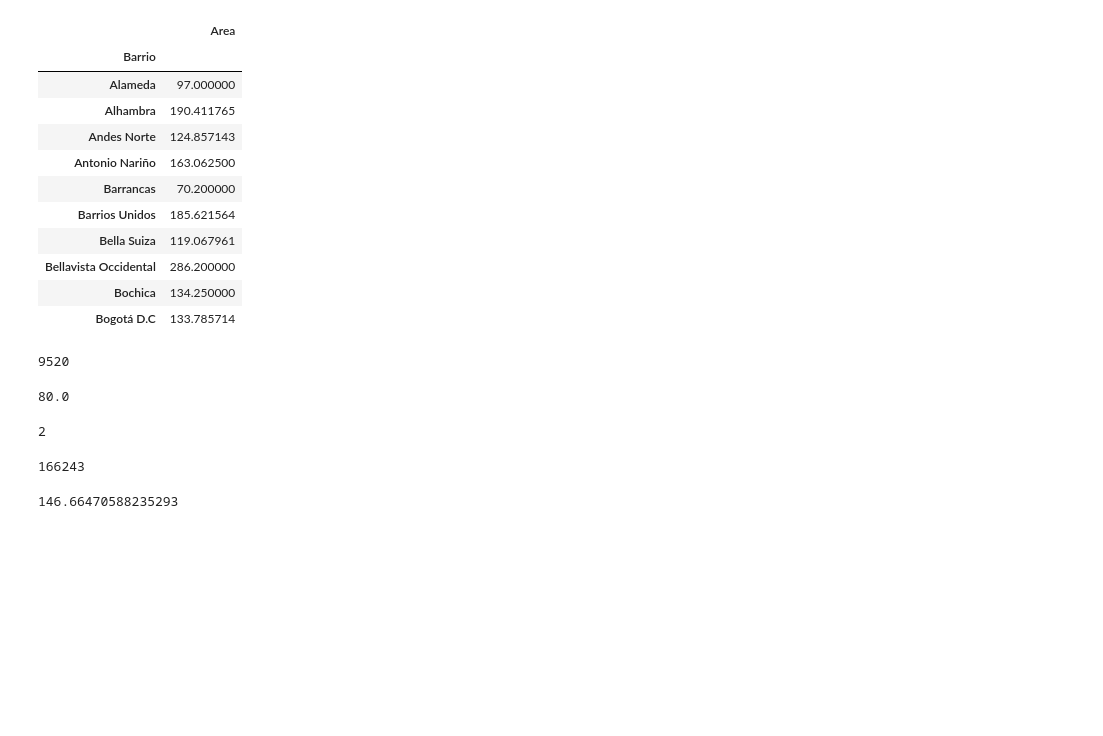
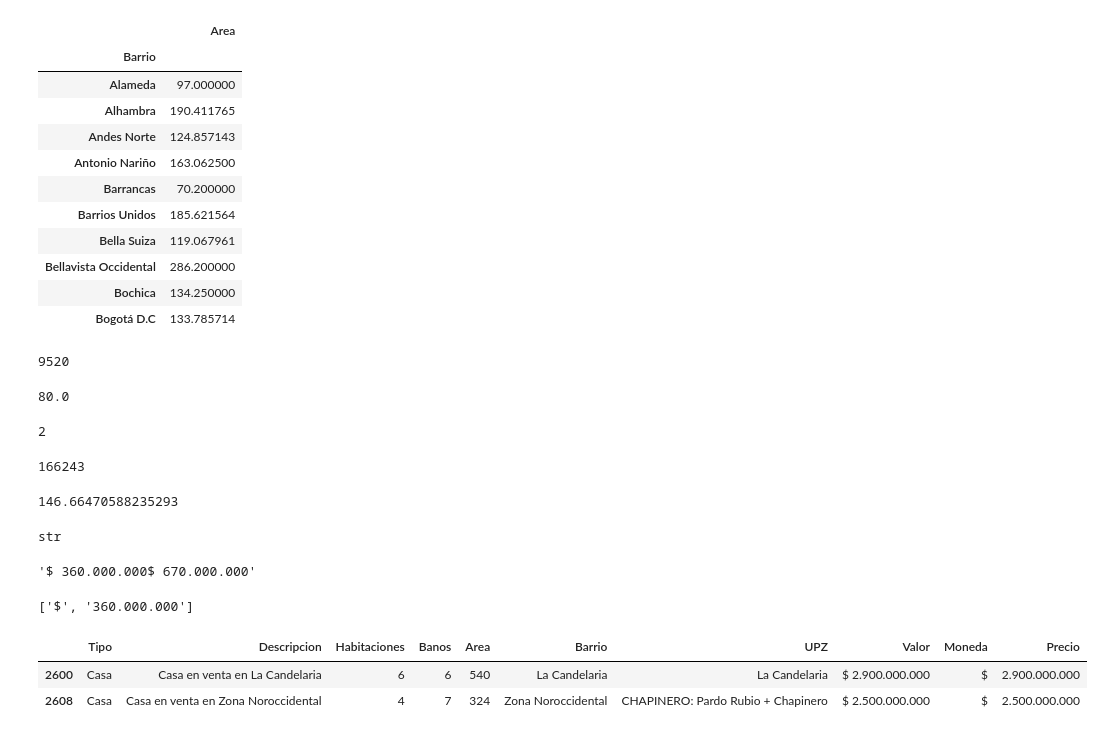
Before and after one commit to GabrielAlvB/Inmersion_Datos_Alura, a Jupyter notebook: 1_inmuebles.ipynb, the cells around one changed output. Saved outputs shown, nothing was run; the diff lists cells and outputs as text; code cells hidden in the pictures; blank space fills up the shorter version.

Commit message:
using split(expand=True) to separate a string

```diff
--- a/1_inmuebles.ipynb
+++ b/1_inmuebles.ipynb
@@ -195,3 +195,28 @@ valor_max
 inmuebles['Area'].mean()
 # %% [output]
 146.66470588235293
+# %%
+#this command tell us the type (char,string,int...)
+type(inmuebles.Valor[0])
+# %% [output]
+str
+# %%
+#if we make mathematics, we cant
+inmuebles.Valor[0]+inmuebles.Valor[1]
+# %% [output]
+'$ 360.000.000$ 670.000.000'
+# %%
+#por default split by a blankspace
+inmuebles.Valor[0].split()
+# %% [output]
+['$', '360.000.000']
+# %%
+#using this we make a data frame
+valor=inmuebles.Valor.str.split(expand=True)
+inmuebles['Moneda']=valor[0]
+inmuebles['Precio']=valor[1]
+inmuebles.sample(2)
+# %% [output]
+|  | Tipo | Descripcion | Habitaciones | Banos | Area | Barrio | UPZ | Valor | Moneda | Precio |
+| 2600 | Casa | Casa en venta en La Candelaria | 6 | 6 | 540 | La Candelaria | La Candelaria | $ 2.900.000.000 | $ | 2.900.000.000 |
+| 2608 | Casa | Casa en venta en Zona Noroccidental | 4 | 7 | 324 | Zona Noroccidental | CHAPINERO: Pardo Rubio + Chapinero | $ 2.500.000.000 | $ | 2.500.000.000 |
```
